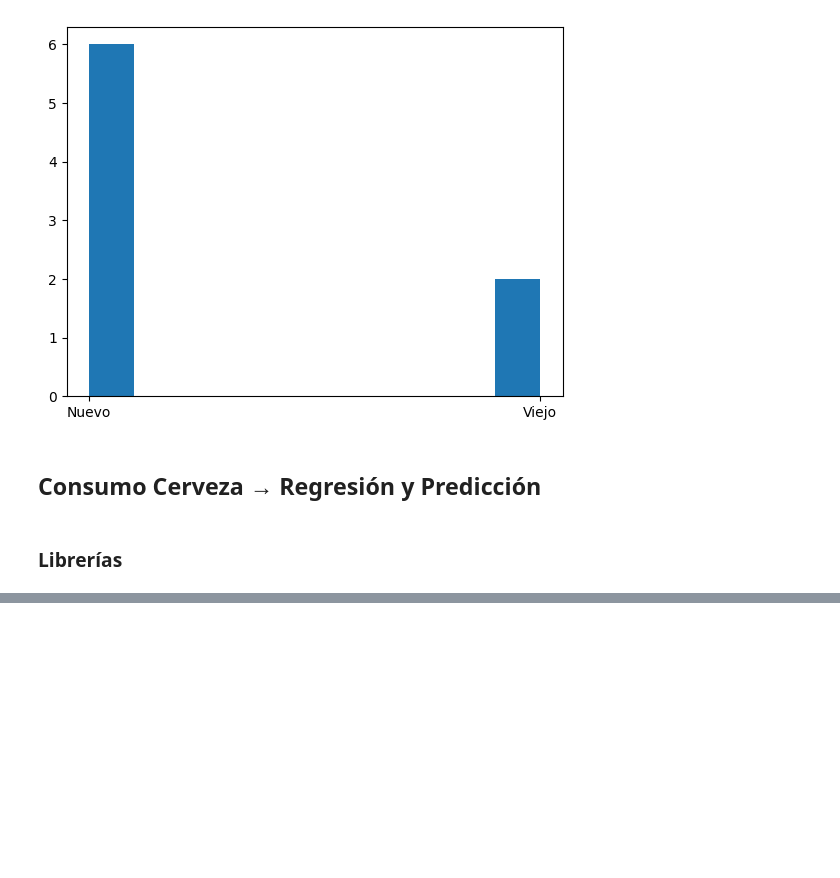
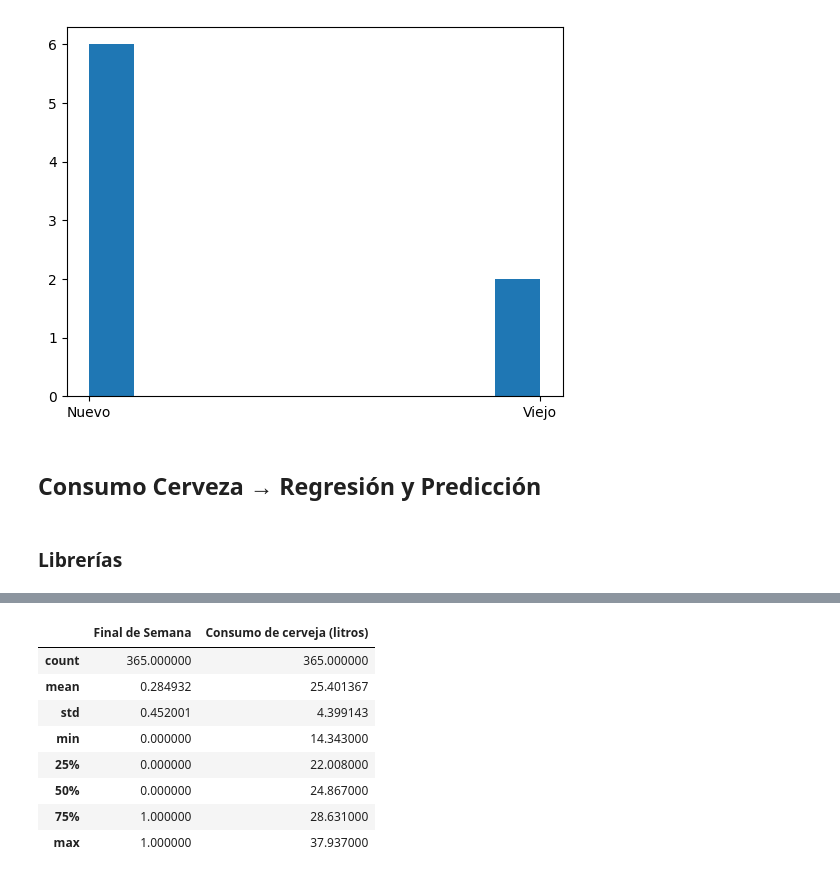
Before and after one commit to CRUBIOHE/Cursos, a Jupyter notebook: Curso_Python.ipynb, the cells around one changed output, grey strips where cells are left out. Cells and saved outputs as stored; diff of their text form; code cells hidden in the pictures; blank space fills up the shorter version.

```diff
--- a/Curso_Python.ipynb
+++ b/Curso_Python.ipynb
@@ -328,0 +342,12 @@ from sklearn.linear_model import LinearRegression as sk8
+# %%
+data.describe()
+# %% [output]
+|  | Final de Semana | Consumo de cerveja (litros) |
+| count | 365.000000 | 365.000000 |
+| mean | 0.284932 | 25.401367 |
+| std | 0.452001 | 4.399143 |
+| min | 0.000000 | 14.343000 |
+| 25% | 0.000000 | 22.008000 |
+| 50% | 0.000000 | 24.867000 |
+| 75% | 1.000000 | 28.631000 |
+| max | 1.000000 | 37.937000 |
```
Also changed, not shown: parts of 5 cells of this notebook.
